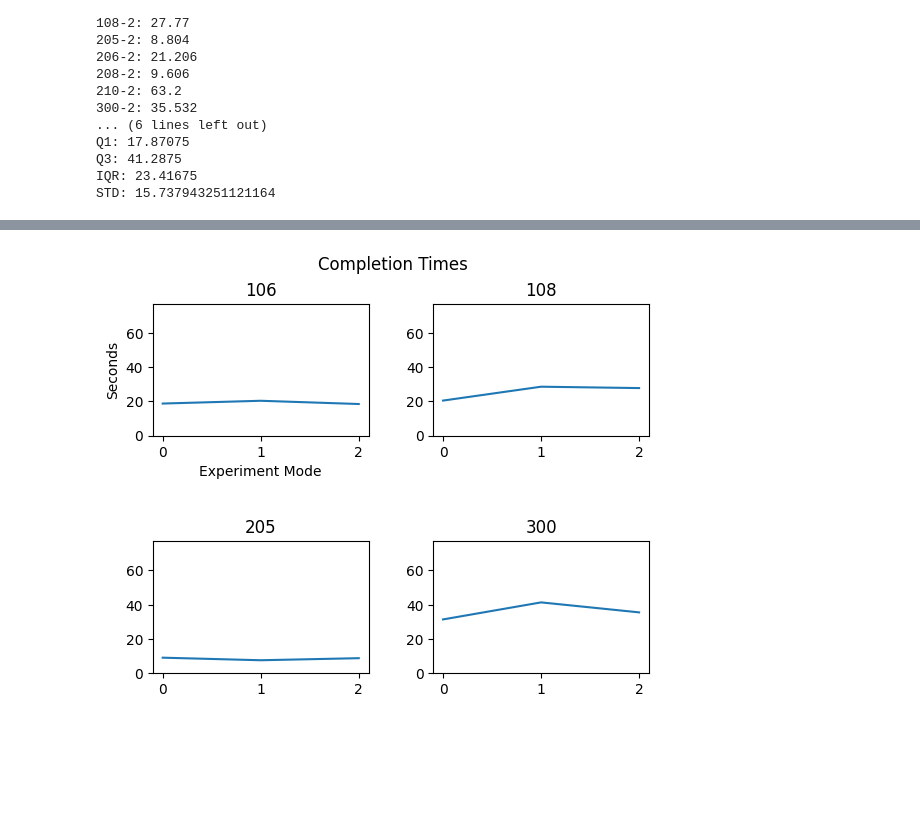
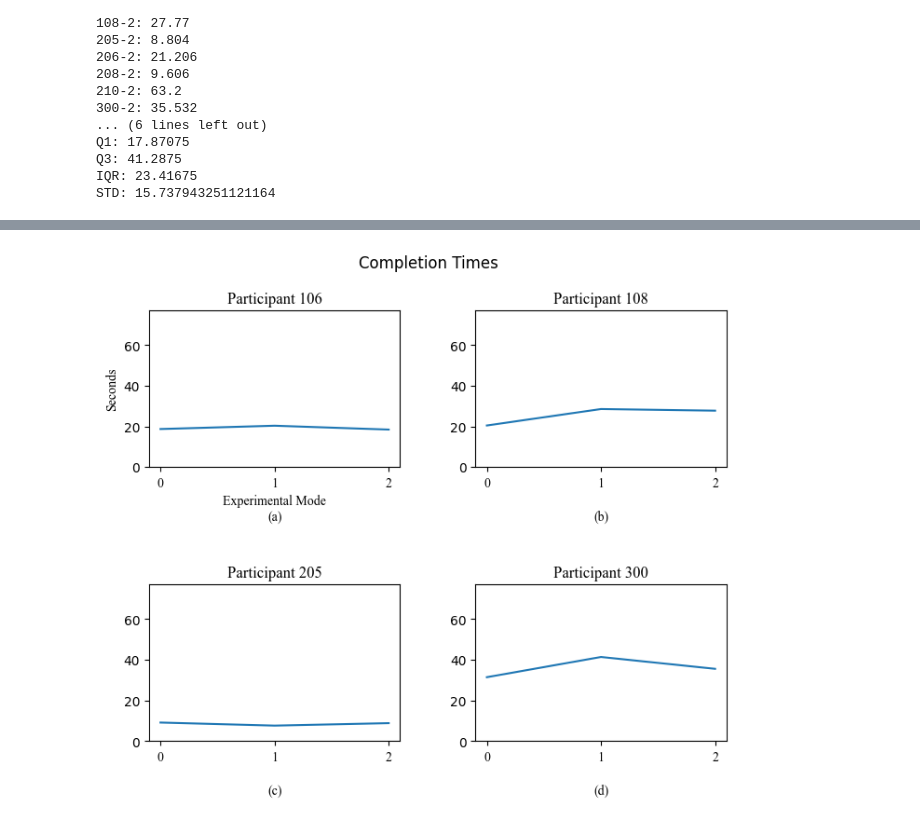
Before and after one commit to csu-hci-projects/FA23-FoldAR-Step-by-step-Instructions-for-Folding-Paper-Models-in-AR, a Jupyter notebook: FoldAR_Analysis.ipynb, the cells around one changed output, grey strips where cells are left out. Drawn from its saved outputs; the diff is of its cells as text; code cells hidden in the pictures; blank space fills up the shorter version.

Commit message:
Updated figure fonts

```diff
--- a/FoldAR_Analysis.ipynb
+++ b/FoldAR_Analysis.ipynb
@@ -387,16 +393,18 @@ fig, (ax1, ax2) = plt.subplots(1, 2)
 
 ax1.boxplot(ip8_avg)
 ax2.boxplot(ip15_avg)
-ax1.set_xlabel("iPhone 8")
+ax1.set_xlabel("iPhone 8", **tnr)
 ax1.set_xticks([])
-ax1.set_ylabel("Miliseconds Per Frame")
-ax2.set_xlabel("iPhone 15 Pro MAX")
+ax1.set_ylabel("Miliseconds Per Frame", **tnr)
+ax2.set_xlabel("iPhone 15 Pro Max", **tnr)
 ax2.set_xticks([])
 
 # plt.boxplot([ip8_avg, ip15_avg])
-plt.suptitle("Frametime Data")
+plt.suptitle("Frametime Data", **tnr)
 # plt.ylabel("Miliseconds Per Frame")
 plt.subplots_adjust(wspace=0.3)
 plt.show()
+
+fig.savefig('Images/boxPlots/FrametimeBoxPlot.png')
 # %% [output]
 <Figure size 800x600 with 0 Axes>
@@ -509,16 +519,17 @@ for i in range(len(mode0)):
 for k,v in user_times.items():
     title = f'{k} Completion Times'
     x = (0,1,2)
+    xticks = ('0 - Full Vision', '1 - Hands Obscured', '2 - No Vision')
     y = v
     ymax = int(max(mode0_stats['maximum'],mode1_stats['maximum'],mode2_stats['maximum']))+5
     print(f'{k}: {y}')
     fig = plt.figure(figsize =(6, 4))
-    plt.title(title)
-    plt.xticks(x)
+    plt.title(f'Participant {title}', **tnr)
+    plt.xticks(np.arange(3), ('0 - Full Vision', '1 - Hands Obscured', '2 - No Vision'), **tnr)
     plt.ylim((0,ymax))
 
-    plt.xlabel("Mode")
-    plt.ylabel("Seconds")
+    plt.xlabel("Experimental Mode", **tnr)
+    plt.ylabel("Seconds", **tnr)
 
     plt.plot(x,y)
     plt.show()
@@ -540,36 +551,43 @@ for k,v in user_times.items():
 ... (16 outputs left out)
 # %%
 fig, ((ax1, ax2), (ax3, ax4)) = plt.subplots(2, 2)
+fig.set_figheight(6)
+fig.set_figwidth(8)
 
 ax1.plot(user_times['106'])
 ax2.plot(user_times['108'])
 ax3.plot(user_times['205'])
 ax4.plot(user_times['300'])
 
 
 # ax1.set_xlabel("iPhone 8")
-ax1.set_xticks([0,1,2])
-ax2.set_xticks([0,1,2])
-ax3.set_xticks([0,1,2])
-ax4.set_xticks([0,1,2])
+ax1.set_xticks(np.arange(3), ('0', '1', '2'), **tnr)
+ax2.set_xticks(np.arange(3), ('0', '1', '2'), **tnr)
+ax3.set_xticks(np.arange(3), ('0', '1', '2'), **tnr)
+ax4.set_xticks(np.arange(3), ('0', '1', '2'), **tnr)
 ax1.set_ylim((0,ymax))
 ax2.set_ylim((0,ymax))
 ax3.set_ylim((0,ymax))
 ax4.set_ylim((0,ymax))
 
-ax1.set_ylabel("Seconds")
+ax1.set_ylabel("Seconds", **tnr)
 # ax2.set_xlabel("iPhone 15 Pro MAX")
-ax1.set_title("106")
-ax2.set_title("108")
-ax3.set_title("205")
-ax4.set_title("300")
-ax1.set_xlabel("Experiment Mode")
+ax1.set_title("Participant 106", **tnr)
+ax2.set_title("Participant 108", **tnr)
+ax3.set_title("Participant 205", **tnr)
+ax4.set_title("Participant 300", **tnr)
+ax1.set_xlabel("Experimental Mode\n(a)", **tnr)
+ax2.set_xlabel("\n(b)", **tnr)
+ax3.set_xlabel("\n(c)", **tnr)
+ax4.set_xlabel("\n(d)", **tnr)
 
 
 # plt.boxplot([ip8_avg, ip15_avg])
 plt.suptitle("Completion Times")
 # plt.ylabel("Miliseconds Per Frame")
-plt.subplots_adjust(wspace=0.3, hspace=0.8)
+plt.subplots_adjust(wspace=0.3, hspace=0.75)
 plt.show()
+
+fig.savefig(f'Images/userCompletionTimes/Slower1s.png')
 # %% [output]
-[figure, old version]
+[figure, new version]
```
Also changed, not shown: parts of 10 cells of this notebook.
